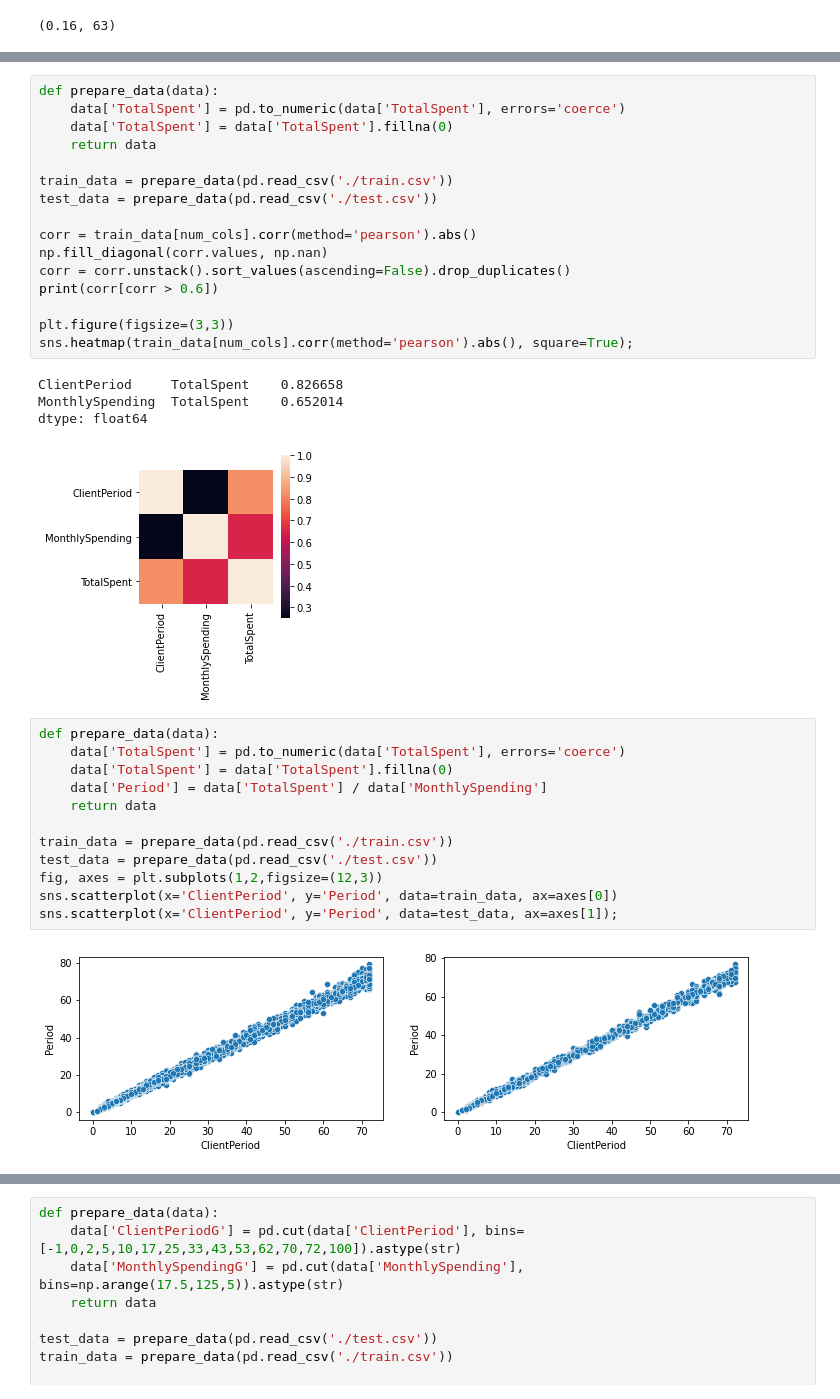
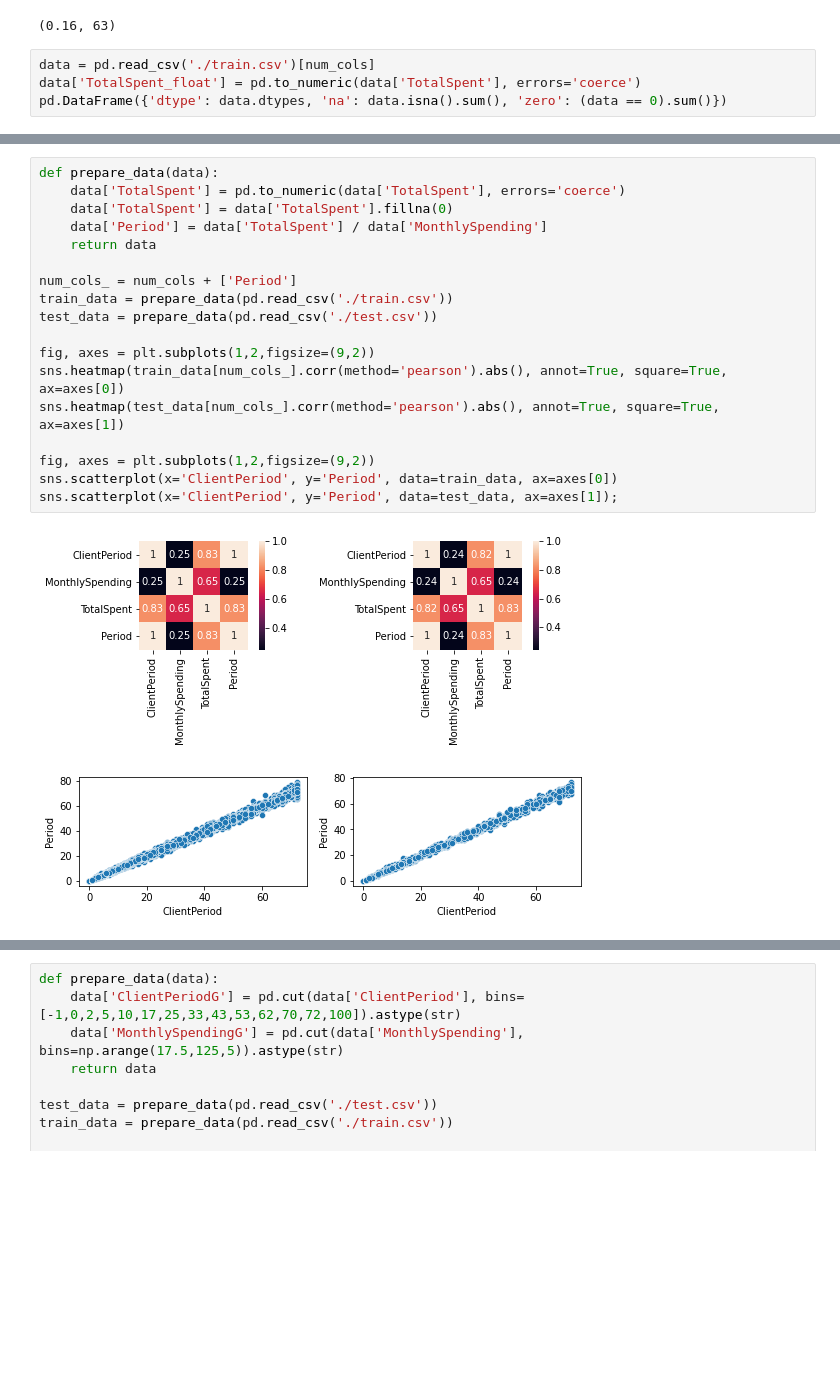
Before and after one commit to MitrofanovDmitry/study, a Jupyter notebook: practice/60 customer churn (dls)/3.ipynb, the cells around one changed output, grey strips where cells are left out. Saved outputs shown, nothing was run; the diff lists cells and outputs as text; blank space fills up the shorter version.

```diff
--- a/practice/60 customer churn (dls)/3.ipynb
+++ b/practice/60 customer churn (dls)/3.ipynb
@@ -123,3 +117,7 @@ params = cv.best_estimator_.get_params()
 params['learning_rate'], params['num_trees']
 # %% [output]
 (0.16, 63)
+# %%
+data = pd.read_csv('./train.csv')[num_cols]
+data['TotalSpent_float'] = pd.to_numeric(data['TotalSpent'], errors='coerce')
+pd.DataFrame({'dtype': data.dtypes, 'na': data.isna().sum(), 'zero': (data == 0).sum()})
@@ -126,35 +130,21 @@ params['learning_rate'], params['num_trees']
 # %%
 def prepare_data(data):
     data['TotalSpent'] = pd.to_numeric(data['TotalSpent'], errors='coerce')
     data['TotalSpent'] = data['TotalSpent'].fillna(0)
+    data['Period'] = data['TotalSpent'] / data['MonthlySpending']
     return data
 
+num_cols_ = num_cols + ['Period']
 train_data = prepare_data(pd.read_csv('./train.csv'))
 test_data = prepare_data(pd.read_csv('./test.csv'))
 
-corr = train_data[num_cols].corr(method='pearson').abs()
-np.fill_diagonal(corr.values, np.nan)
-corr = corr.unstack().sort_values(ascending=False).drop_duplicates()
-print(corr[corr > 0.6])
+fig, axes = plt.subplots(1,2,figsize=(9,2))
+sns.heatmap(train_data[num_cols_].corr(method='pearson').abs(), annot=True, square=True, ax=axes[0])
+sns.heatmap(test_data[num_cols_].corr(method='pearson').abs(), annot=True, square=True, ax=axes[1])
 
-plt.figure(figsize=(3,3))
-sns.heatmap(train_data[num_cols].corr(method='pearson').abs(), square=True);
+fig, axes = plt.subplots(1,2,figsize=(9,2))
+sns.scatterplot(x='ClientPeriod', y='Period', data=train_data, ax=axes[0])
+sns.scatterplot(x='ClientPeriod', y='Period', data=test_data, ax=axes[1]);
 # %% [output]
-ClientPeriod     TotalSpent    0.826658
-MonthlySpending  TotalSpent    0.652014
-dtype: float64
-[figure, old version]
+[figure, new version]
+[figure, added]
-# %%
-def prepare_data(data):
-    data['TotalSpent'] = pd.to_numeric(data['TotalSpent'], errors='coerce')
-    data['TotalSpent'] = data['TotalSpent'].fillna(0)
-    data['Period'] = data['TotalSpent'] / data['MonthlySpending']
-    return data
-
-train_data = prepare_data(pd.read_csv('./train.csv'))
-test_data = prepare_data(pd.read_csv('./test.csv'))
-fig, axes = plt.subplots(1,2,figsize=(12,3))
-sns.scatterplot(x='ClientPeriod', y='Period', data=train_data, ax=axes[0])
-sns.scatterplot(x='ClientPeriod', y='Period', data=test_data, ax=axes[1]);
-# %% [output]
-[figure, removed]
```
Also changed, not shown: parts of 10 cells of this notebook, 4 other files.
